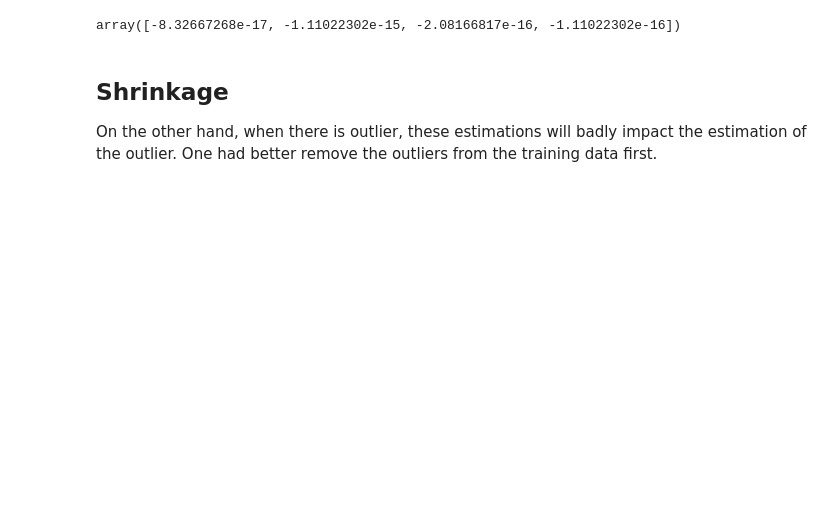
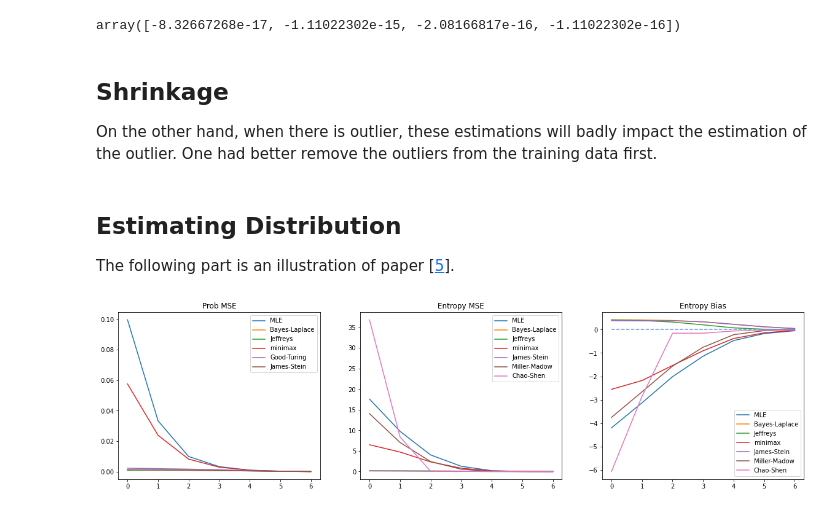
Before and after one commit to ForeverHaibara/Fudan-Courses, a Jupyter notebook: 高级回归分析/07 James-Stein Estimation and Ridge Regression.ipynb, the cells around one changed output. Cells and saved outputs as stored; diff of their text form; code cells hidden in the pictures; blank space fills up the shorter version.

```diff
--- a/高级回归分析/07 James-Stein Estimation and Ridge Regression.ipynb
+++ b/高级回归分析/07 James-Stein Estimation and Ridge Regression.ipynb
@@ -78,3 +80,7 @@ array([-8.32667268e-17, -1.11022302e-15, -2.08166817e-16, -1.11022302e-16])
 ## Shrinkage
 
 On the other hand, when there is outlier, these estimations will badly impact the estimation of the outlier. One had better remove the outliers from the training data first.
+# %% [markdown]
+## Estimating Distribution
+
+The following part is an illustration of paper [[5](https://arxiv.org/abs/0811.3579)].
@@ -80,0 +96,40 @@ On the other hand, when there is outlier, these estimations will badly impact th
+# %%
+# pip install ndd (for NSB estimator)
+from collections import defaultdict
+from tqdm import  tqdm
+ns = [10, 30, 100, 300, 1000, 3000, 10000]
+mse, entropy_mse, entropy_bias, prob = defaultdict(list), defaultdict(list), defaultdict(list), {}
+for n in tqdm(ns):
+    y = np.stack([multinomial.rvs(n, p[i]) for i in range(runs)]) # observations
+    prob['MLE'] = y / n
+    prob['Bayes-Laplace'] = (y + 1) / (n + m)
+    prob['Jeffreys'] = (y + .5) / (n + m / 2)
+    prob['minimax'] = (y + n ** .5 / m) / (n + n ** .5)
+    prob['Good-Turing'] = (1 - np.sum(y == 1, axis = 1) / n) * prob['MLE']
+
+    weight = (1 - (prob['MLE'] ** 2).sum(axis = 1)) / ((prob['MLE'] - 1 / m) ** 2).sum(axis = 1) / (n - 1)
+    prob['James-Stein'] = (1 / m - prob['MLE']) * np.expand_dims(weight, axis = -1) + prob['MLE']
+    [mse[key].append(((p - value) ** 2).sum() / runs) for key, value in prob.items()]
+
+    entropy = dict((key, -(value * np.log(np.clip(value, 1e-14, None))).sum(axis = 1)) for key, value in prob.items())
+    entropy['Miller-Madow'] = entropy['MLE'] + (np.sum(y != 0, axis = 1) - 1) / (2 * n)
+
+    # Good-Turing does not support usual entropy estimation, instead we use Chao-Shen
+    entropy['Chao-Shen'] = -((prob['Good-Turing'] * np.log(np.clip(prob['Good-Turing'], 1e-14, None))) / \
+        (1 - (1 - prob['Good-Turing']) ** n + 1e-14)).sum(axis = 1)
+    del entropy['Good-Turing']
+
+    [entropy_mse[key].append(((h - value) ** 2).mean()) for key, value in entropy.items()]
+    [entropy_bias[key].append(((value - h)).mean()) for key, value in entropy.items()]
+# %%
+plt.figure(figsize = (20, 5))
+for i, content, title in zip((1,2,3), (mse, entropy_mse, entropy_bias), ('Prob MSE', 'Entropy MSE', 'Entropy Bias')):
+    plt.subplot(1, 3, i)
+    plt.plot(np.array(list(content.values())).T)
+    plt.legend(content.keys())
+    plt.title(title)
+    if i == 3:
+        plt.plot(np.linspace(0, len(ns) - 1, num = 1000), [0] * 1000, '--', c = 'CornflowerBlue')
+plt.show()
+# %% [output]
+[figure, added]
```
Also changed, not shown: parts of 5 cells of this notebook, 12 other files.
